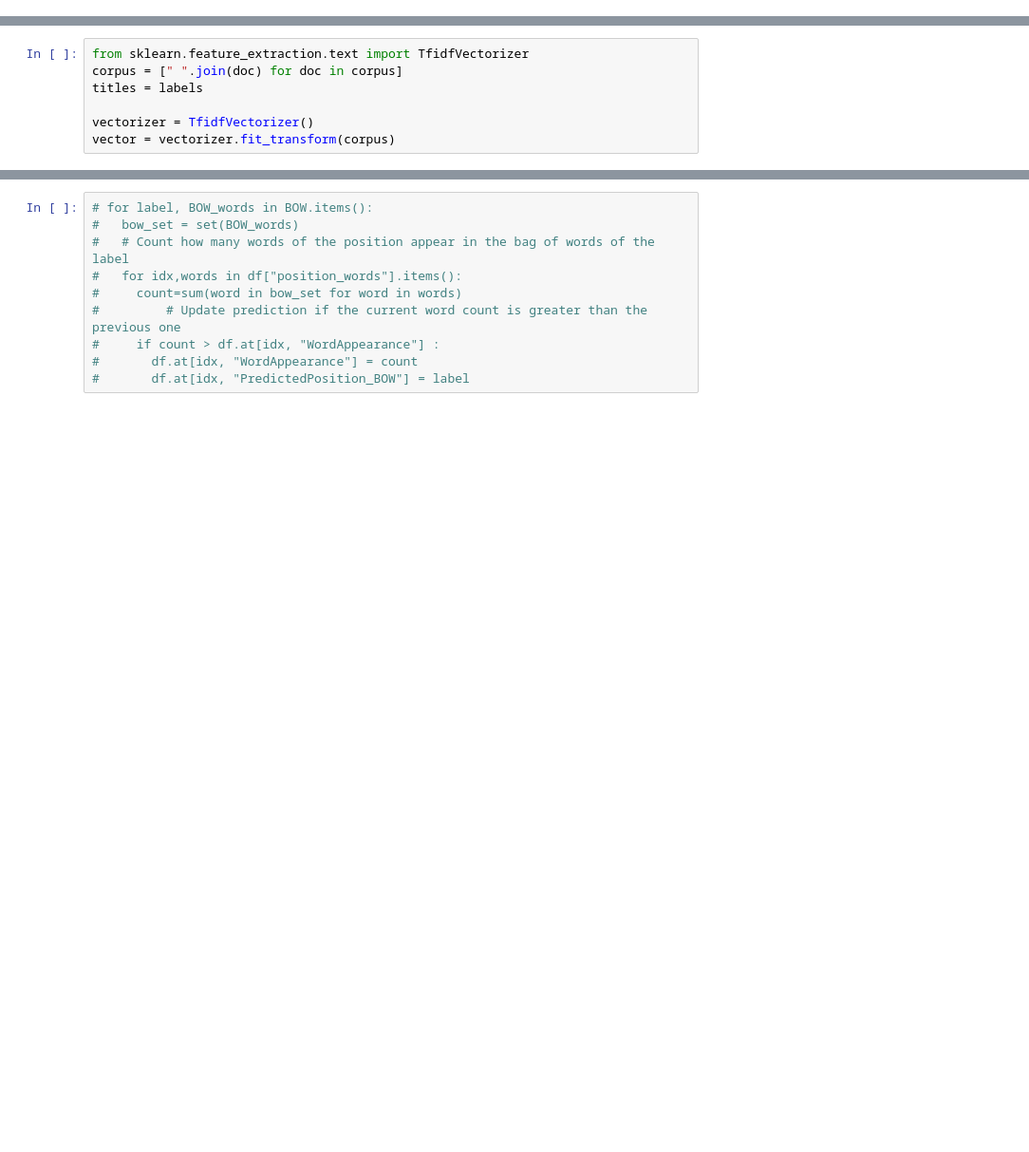
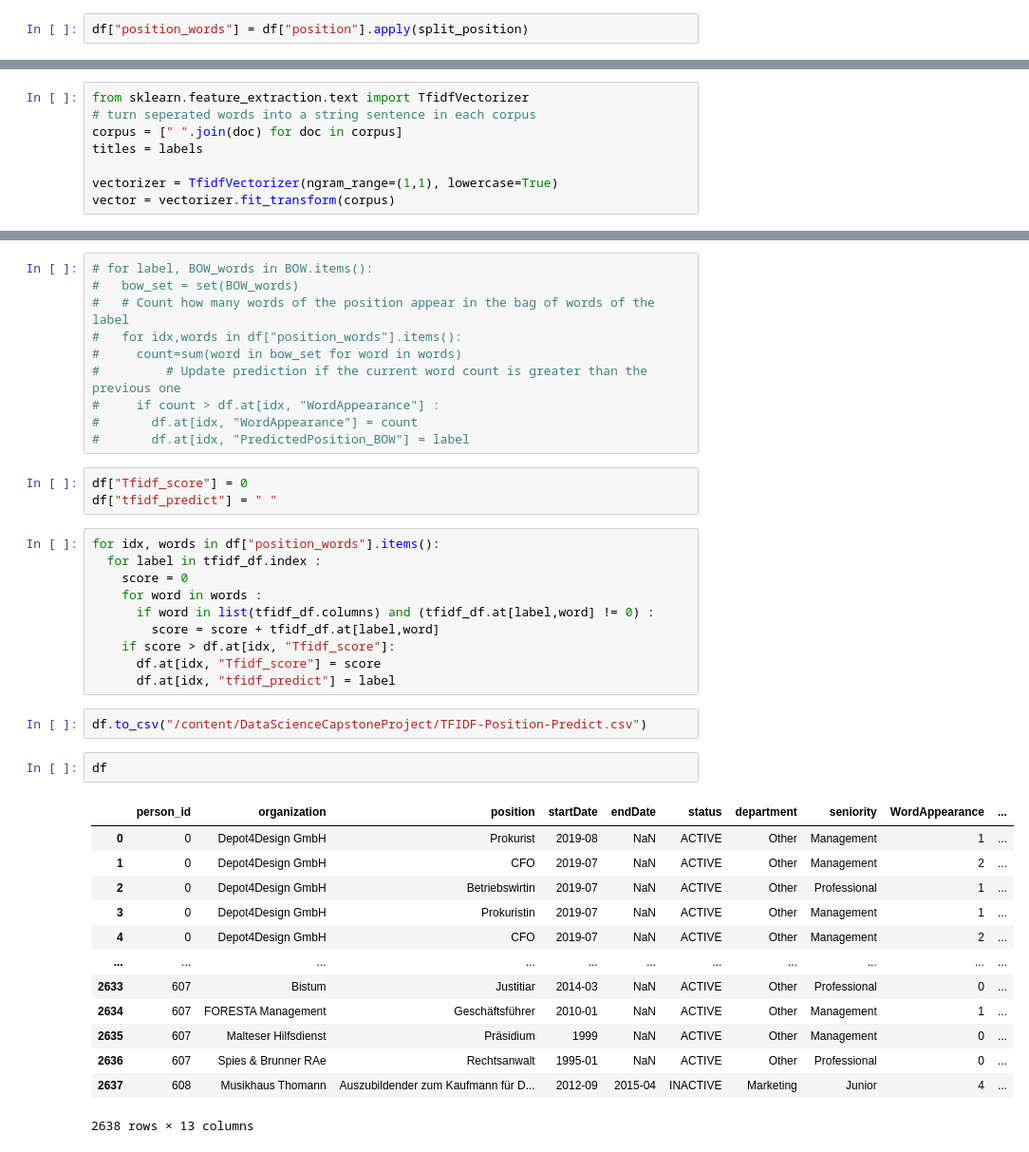
Before and after one commit to E-tech-coder/DataScienceCapstoneProject, a Jupyter notebook: RuleBased.ipynb, the cells around one changed output, grey strips where cells are left out. Shown: that part at 95% size. Saved outputs shown, nothing was run; the diff lists cells and outputs as text; blank space fills up the shorter version.

```diff
--- a/RuleBased.ipynb
+++ b/RuleBased.ipynb
@@ -74,0 +77,2 @@ df["position_words"] = df["position"].apply(lambda x : re.split(r"[ /&-]", x.low
+# %%
+df["position_words"] = df["position"].apply(split_position)
@@ -100,10 +121,11 @@ len(corpus)
 11
 # %%
 from sklearn.feature_extraction.text import TfidfVectorizer
+# turn seperated words into a string sentence in each corpus
 corpus = [" ".join(doc) for doc in corpus]
 titles = labels
 
-vectorizer = TfidfVectorizer()
+vectorizer = TfidfVectorizer(ngram_range=(1,1), lowercase=True)
 vector = vectorizer.fit_transform(corpus)
 # %%
 dict(zip(vectorizer.get_feature_names_out(), vector.toarray()[0]))
@@ -121,3 +154,34 @@ tfidf_df.iloc[:, 50:80]
 #     if count > df.at[idx, "WordAppearance"] :
 #       df.at[idx, "WordAppearance"] = count
 #       df.at[idx, "PredictedPosition_BOW"] = label
+# %%
+df["Tfidf_score"] = 0
+df["tfidf_predict"] = " "
+# %%
+for idx, words in df["position_words"].items():
+  for label in tfidf_df.index :
+    score = 0
+    for word in words :
+      if word in list(tfidf_df.columns) and (tfidf_df.at[label,word] != 0) :
+        score = score + tfidf_df.at[label,word]
+    if score > df.at[idx, "Tfidf_score"]:
+      df.at[idx, "Tfidf_score"] = score
+      df.at[idx, "tfidf_predict"] = label
+# %%
+df.to_csv("/content/DataScienceCapstoneProject/TFIDF-Position-Predict.csv")
+# %%
+df
+# %% [output]
+|  | person_id | organization | position | startDate | endDate | status | department | seniority | WordAppearance | ... |
+| 0 | 0 | Depot4Design GmbH | Prokurist | 2019-08 | NaN | ACTIVE | Other | Management | 1 | ... |
+| 1 | 0 | Depot4Design GmbH | CFO | 2019-07 | NaN | ACTIVE | Other | Management | 2 | ... |
+| 2 | 0 | Depot4Design GmbH | Betriebswirtin | 2019-07 | NaN | ACTIVE | Other | Professional | 1 | ... |
+| 3 | 0 | Depot4Design GmbH | Prokuristin | 2019-07 | NaN | ACTIVE | Other | Management | 1 | ... |
+| 4 | 0 | Depot4Design GmbH | CFO | 2019-07 | NaN | ACTIVE | Other | Management | 2 | ... |
+| ... | ... | ... | ... | ... | ... | ... | ... | ... | ... | ... |
+| 2633 | 607 | Bistum | Justitiar | 2014-03 | NaN | ACTIVE | Other | Professional | 0 | ... |
+| 2634 | 607 | FORESTA Management | Geschäftsführer | 2010-01 | NaN | ACTIVE | Other | Management | 1 | ... |
+| 2635 | 607 | Malteser Hilfsdienst | Präsidium | 1999 | NaN | ACTIVE | Other | Management | 0 | ... |
+| 2636 | 607 | Spies & Brunner RAe | Rechtsanwalt | 1995-01 | NaN | ACTIVE | Other | Professional | 0 | ... |
+| 2637 | 608 | Musikhaus Thomann | Auszubildender zum Kaufmann für D... | 2012-09 | 2015-04 | INACTIVE | Marketing | Junior | 4 | ... |
+2638 rows × 13 columns
```
Also changed, not shown: parts of 12 cells of this notebook.
